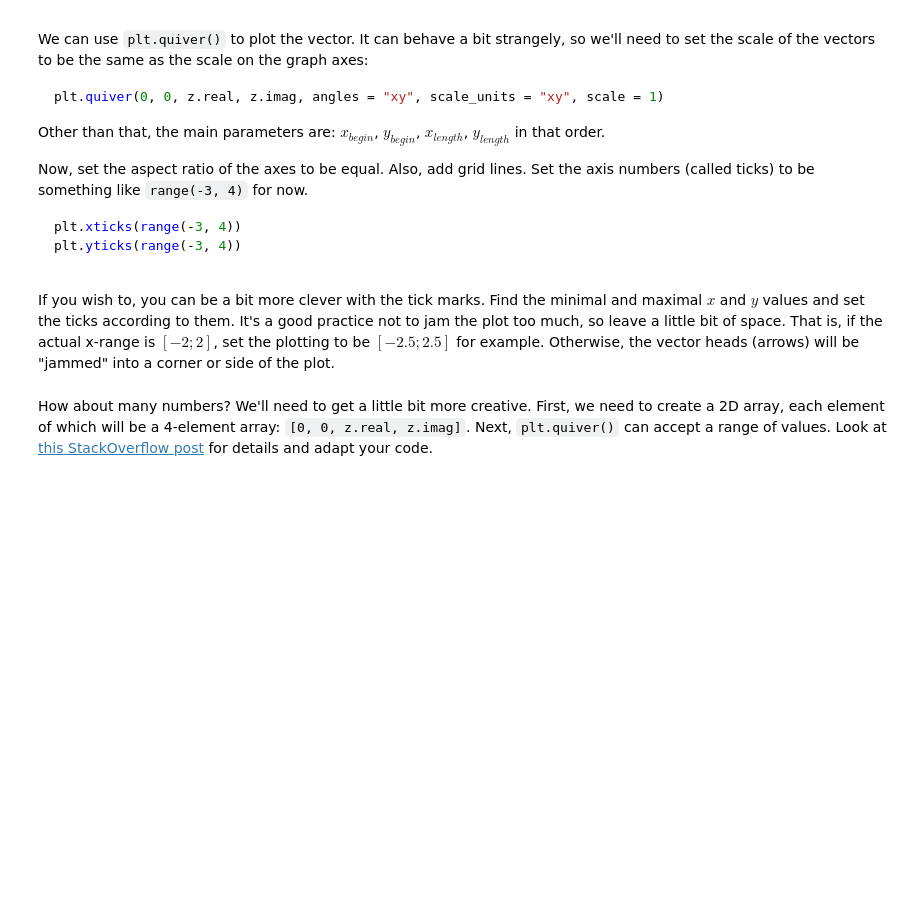
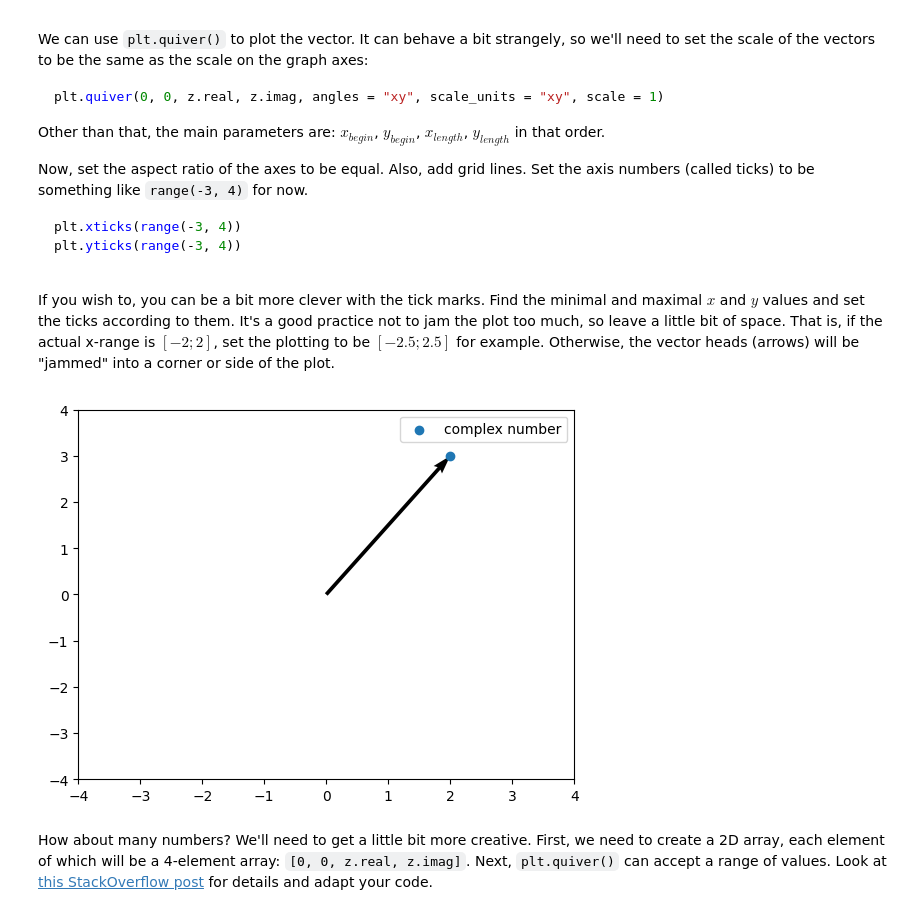
Before and after one commit to BoykoPetevBoev/SoftUni-Math-Concepts-for-Developers-March-2022, a Jupyter notebook: 04. Basic-Algebra-Exercise/Basic Algebra Exercise.ipynb, the cells around one changed output. Saved outputs shown, nothing was run; the diff lists cells and outputs as text; code cells hidden in the pictures; blank space fills up the shorter version.

Commit message:
Complex Numbers as Vectors

```diff
--- a/04. Basic-Algebra-Exercise/Basic Algebra Exercise.ipynb
+++ b/04. Basic-Algebra-Exercise/Basic Algebra Exercise.ipynb
@@ -217,12 +218,21 @@ If you wish to, you can be a bit more clever with the tick marks. Find the minim
 # %%
 def plot_complex_number(z):
     """
     Plots the complex number z as a radius vector in the 2D space
     """
-    # Write your code here
+    imag = z.imag
+    real = z.real
+
+    plt.quiver(0, 0, real, imag, angles = "xy", scale_units = "xy", scale = 1)
+    plt.scatter(real, imag, label="complex number")
+    plt.legend()
+    plt.xticks(range(-4, 5))
+    plt.yticks(range(-4, 5))
     pass
 
 plot_complex_number(2 + 3j)
+# %% [output]
+[figure, added]
 # %% [markdown]
 How about many numbers? We'll need to get a little bit more creative. First, we need to create a 2D array, each element of which will be a 4-element array: `[0, 0, z.real, z.imag]`. Next, `plt.quiver()` can accept a range of values. Look at [this StackOverflow post](https://stackoverflow.com/questions/12265234/how-to-plot-2d-math-vectors-with-matplotlib) for details and adapt your code.
 # %%
```
Also changed, not shown: parts of 17 cells of this notebook.
